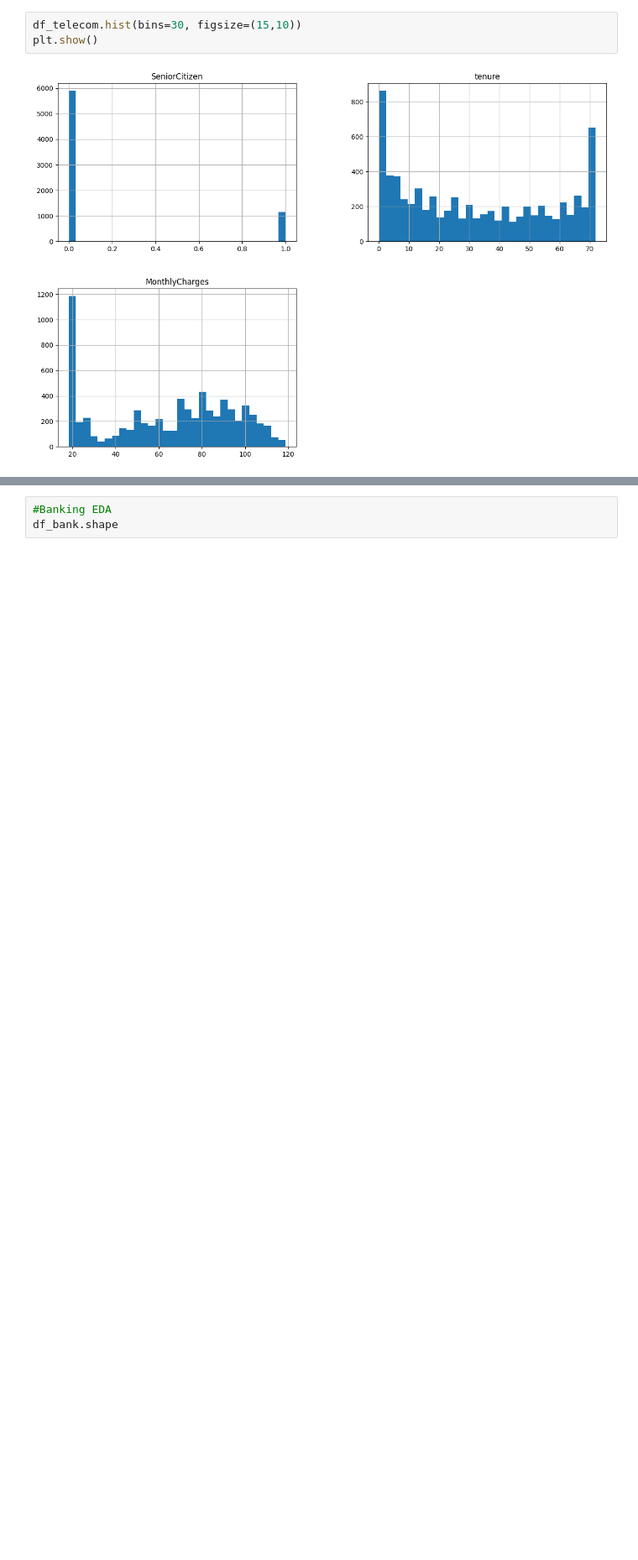
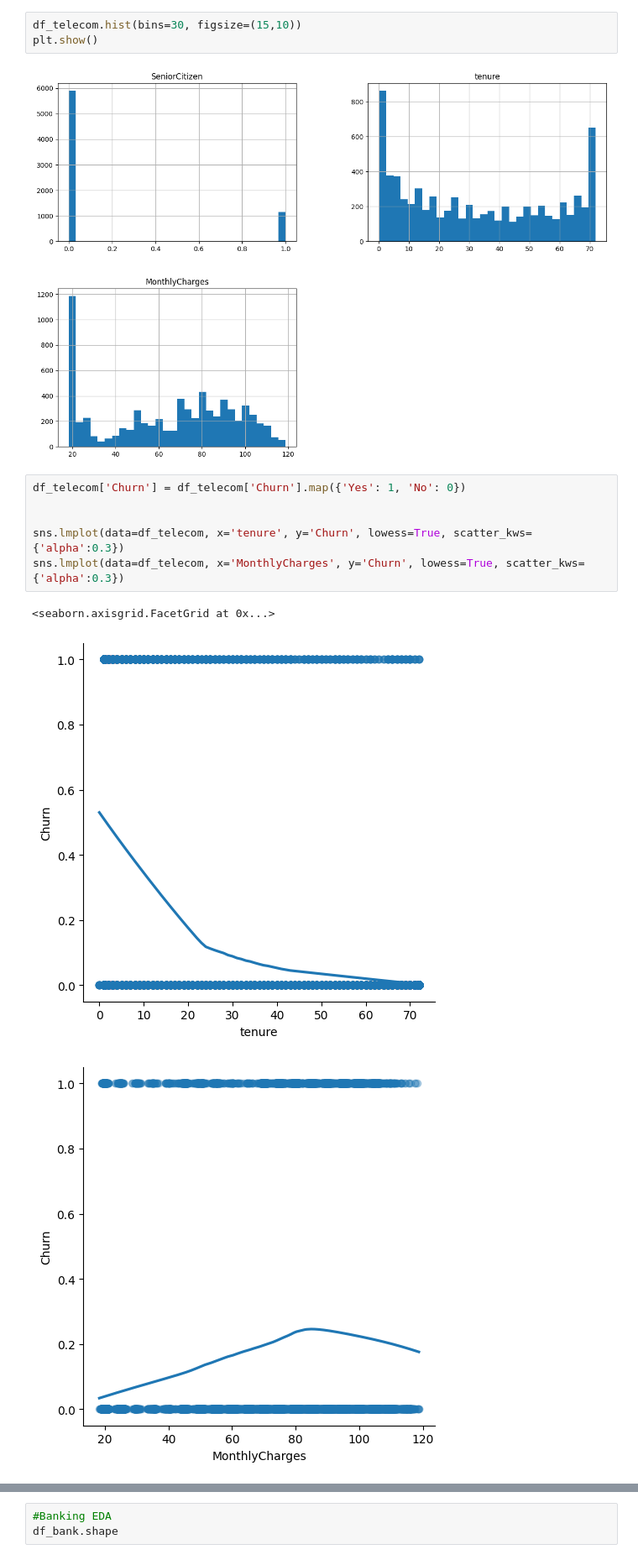
Before and after one commit to tlevash23/DX699, a Jupyter notebook: DX799-01.ipynb, the cells around one changed output, grey strips where cells are left out. Shown at 84% size. Saved outputs shown, nothing was run; the diff lists cells and outputs as text; blank space fills up the shorter version.

```diff
--- a/DX799-01.ipynb
+++ b/DX799-01.ipynb
@@ -114,3 +114,13 @@ df_telecom.hist(bins=30, figsize=(15,10))
 plt.show()
 # %% [output]
 [figure]
+# %%
+df_telecom['Churn'] = df_telecom['Churn'].map({'Yes': 1, 'No': 0})
+
+
+sns.lmplot(data=df_telecom, x='tenure', y='Churn', lowess=True, scatter_kws={'alpha':0.3})
+sns.lmplot(data=df_telecom, x='MonthlyCharges', y='Churn', lowess=True, scatter_kws={'alpha':0.3})
+# %% [output]
+<seaborn.axisgrid.FacetGrid at 0x...>
+[figure, added]
+[figure, added]
```
Also changed, not shown: parts of 7 cells of this notebook.
